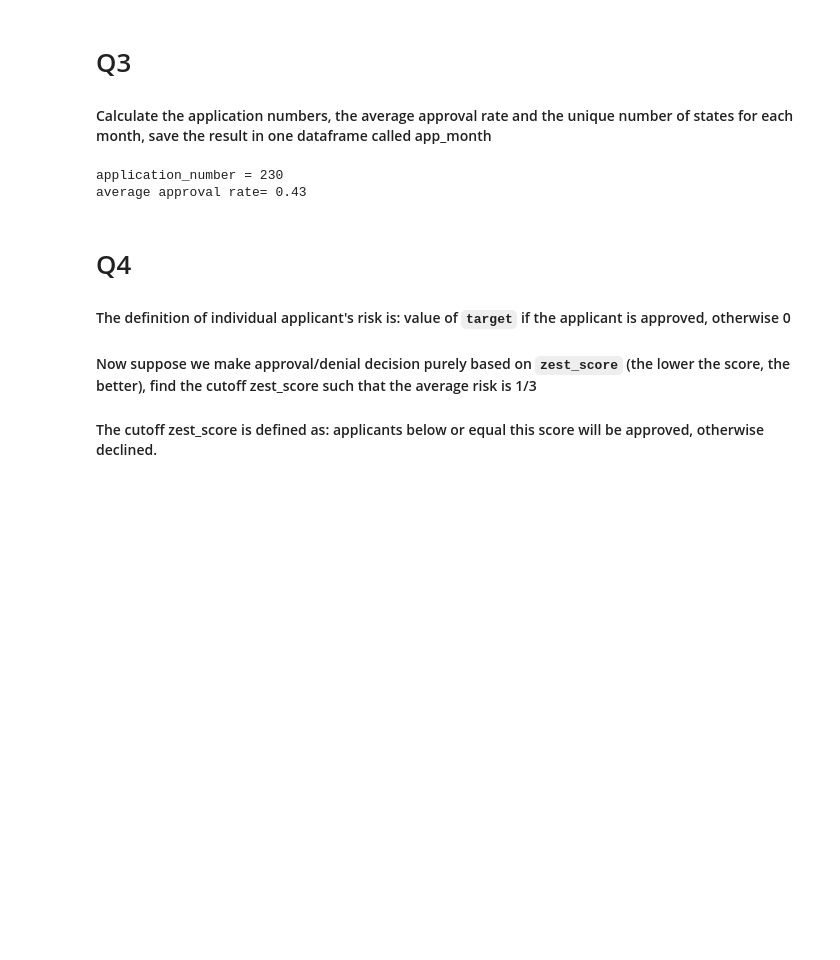
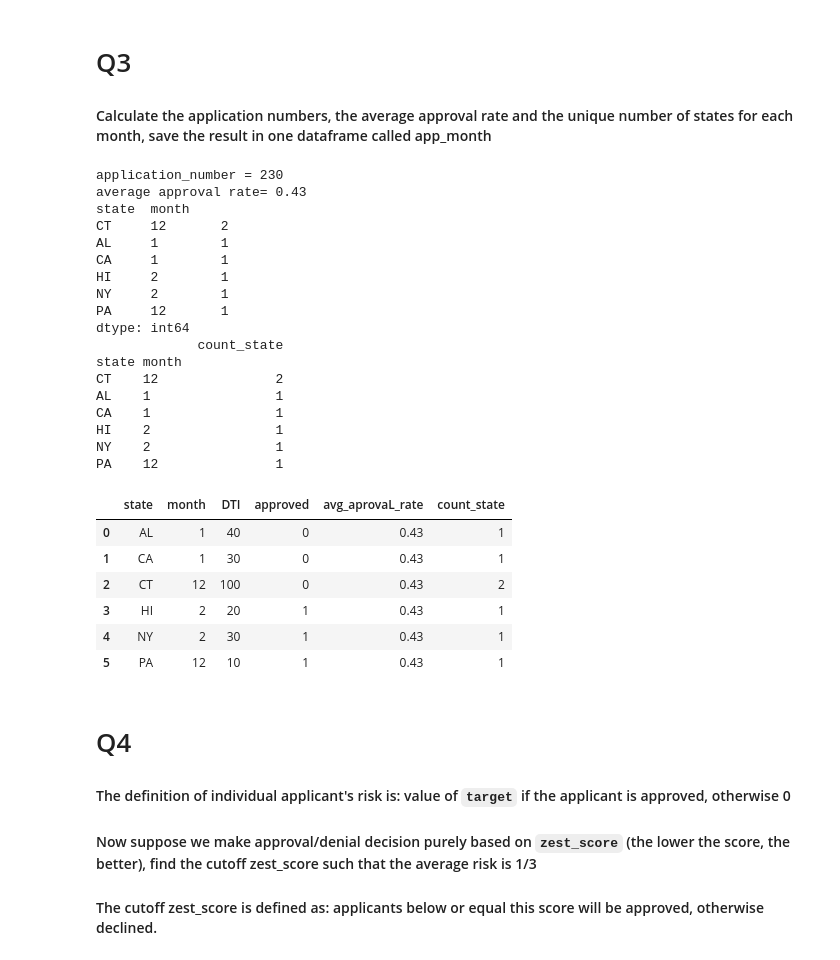
Before and after one commit to mcabas/job_search_tests, a Jupyter notebook: company time test/application_test.ipynb, the cells around one changed output. Drawn from its saved outputs; the diff is of its cells as text; code cells hidden in the pictures; blank space fills up the shorter version.

```diff
--- a/company time test/application_test.ipynb
+++ b/company time test/application_test.ipynb
@@ -166,15 +190,71 @@ app
 # %% [markdown]
 # Q3
 #### Calculate the application numbers, the average approval rate and the unique number of states for each month, save the result in one dataframe called app_month
-# %%
-application_number = sum(app['DTI'])
-avg_aprovaL_rate = round(np.mean(app['approved']), 2)
-print("application_number = " + str(application_number),
-      "average approval rate= " + str(avg_aprovaL_rate),
-     sep='\n')
-# %% [output]
-application_number = 230
-average approval rate= 0.43
+# %%
+app['month'] = app['application_date'].dt.month
+
+total_application_number = sum(app['DTI'])
+avg_aprovaL_rate = round(np.mean(app['approved']), 2)
+count_state = app.value_counts(['state', 'month'])
+
+print("application_number = " + str(application_number),
+      "average approval rate= " + str(avg_aprovaL_rate),
+     sep='\n')
+print(count_state)
+
+# Now everything on summarize in one table
+
+count_state2 = pd.DataFrame(count_state)
+count_state2.rename(columns={0:'count_state'}, inplace=True)
+
+app_month = app.drop(['application_id','zest_score', 'tier','application_date'], axis=1)
+app_month_grouped = app_month.groupby(['state','month'], as_index=False)
+
+app_month_grouped2 = app_month_grouped.aggregate(np.sum)
+app_month_grouped2['avg_aprovaL_rate'] = round((app_month['approved'].mean()), 2)
+
+app_month_grouped3 = pd.merge(app_month_grouped2,
+            count_state2,
+            how='inner',
+            on='state')
+
+app_month_grouped3
+
+#app_month['avg_aprovaL_rate'] = round((app_month['approved'].mean()), 2)
+
+#app_month_grouped
+#app_month = app.groupby(['state','application_date']).sum
+#app_month = app.groupby(['state','application_date'])
+#print(app_month)
+
+#app_month = app['state'].unique
+#app_month
+# %% [output]
+application_number = 230
+average approval rate= 0.43
+state  month
+CT     12       2
+AL     1        1
+CA     1        1
+HI     2        1
+NY     2        1
+PA     12       1
+dtype: int64
+             count_state
+state month
+CT    12               2
+AL    1                1
+CA    1                1
+HI    2                1
+NY    2                1
+PA    12               1
+|  | state | month | DTI | approved | avg_aprovaL_rate | count_state |
+| 0 | AL | 1 | 40 | 0 | 0.43 | 1 |
+| 1 | CA | 1 | 30 | 0 | 0.43 | 1 |
+| 2 | CT | 12 | 100 | 0 | 0.43 | 2 |
+| 3 | HI | 2 | 20 | 1 | 0.43 | 1 |
+| 4 | NY | 2 | 30 | 1 | 0.43 | 1 |
+| 5 | PA | 12 | 10 | 1 | 0.43 | 1 |
 # %% [markdown]
 # Q4
 #### The definition of individual applicant's risk is: value of `target` if the applicant is approved, otherwise 0
```
Also changed, not shown: parts of 8 cells of this notebook.
